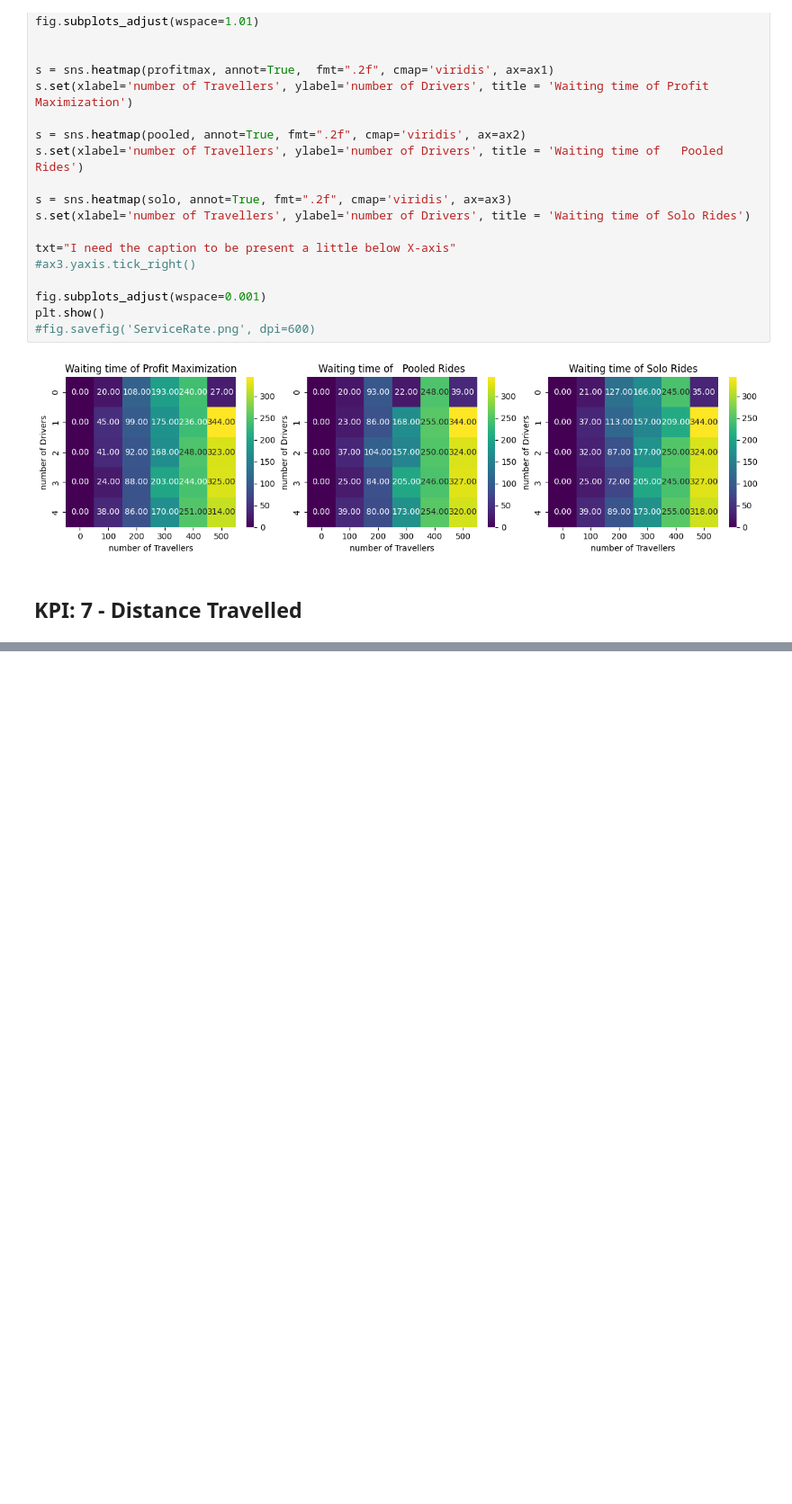
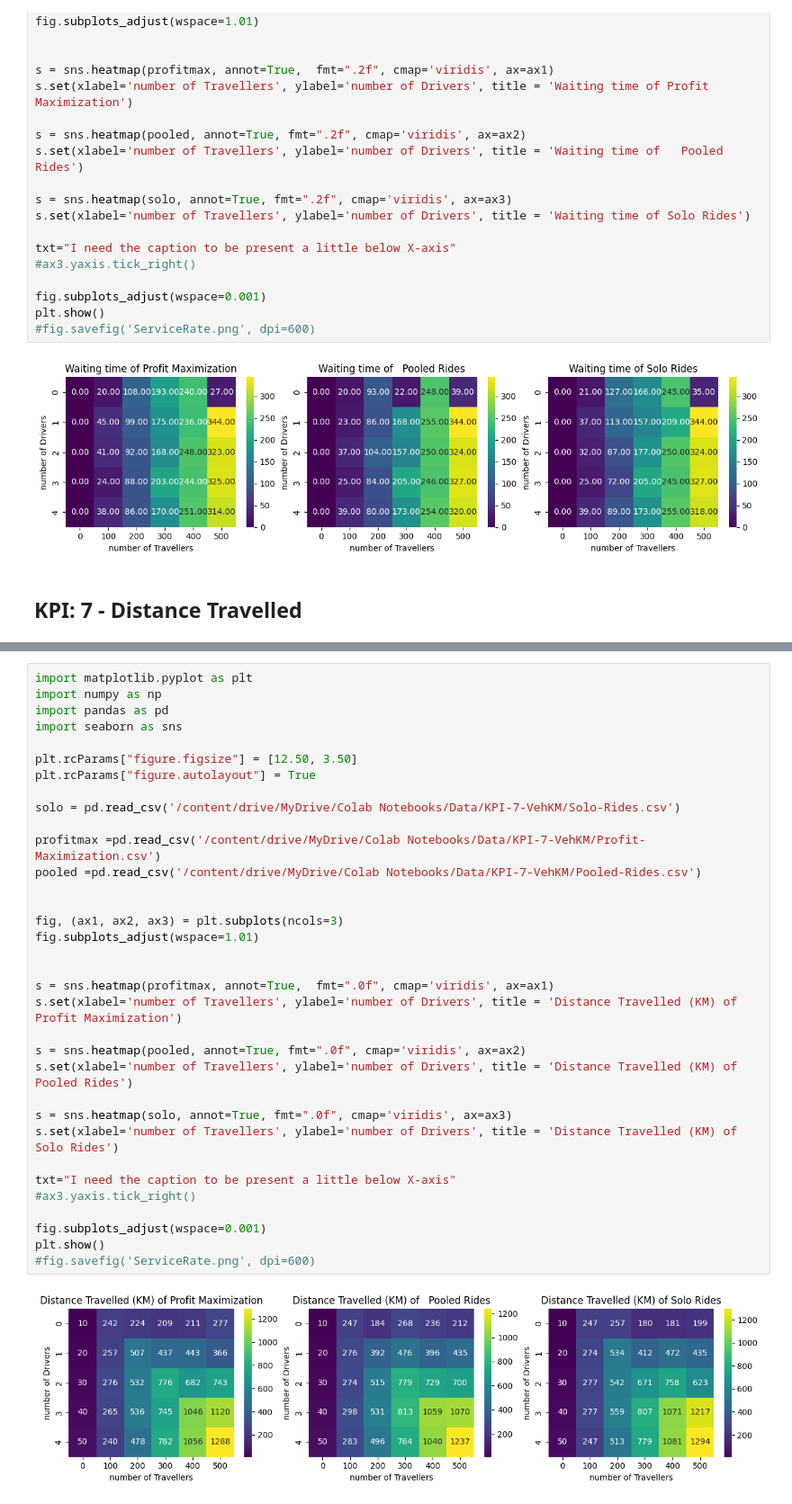
Before and after one commit to usmanakhtar/2minute, a Jupyter notebook: Pricing_for_Pooled_Ride.ipynb, the cells around one changed output, grey strips where cells are left out. Shown at 90% size. Cells and saved outputs as stored; diff of their text form; blank space fills up the shorter version.

```diff
--- a/Pricing_for_Pooled_Ride.ipynb
+++ b/Pricing_for_Pooled_Ride.ipynb
@@ -973,0 +1045,36 @@ plt.show()
+# %%
+import matplotlib.pyplot as plt
+import numpy as np
+import pandas as pd
+import seaborn as sns
+
+plt.rcParams["figure.figsize"] = [12.50, 3.50]
+plt.rcParams["figure.autolayout"] = True
+
+solo = pd.read_csv('/content/drive/MyDrive/Colab Notebooks/Data/KPI-7-VehKM/Solo-Rides.csv')
+
+profitmax =pd.read_csv('/content/drive/MyDrive/Colab Notebooks/Data/KPI-7-VehKM/Profit-Maximization.csv')
+pooled =pd.read_csv('/content/drive/MyDrive/Colab Notebooks/Data/KPI-7-VehKM/Pooled-Rides.csv')
+
+
+fig, (ax1, ax2, ax3) = plt.subplots(ncols=3)
+fig.subplots_adjust(wspace=1.01)
+
+
+s = sns.heatmap(profitmax, annot=True,  fmt=".0f", cmap='viridis', ax=ax1)
+s.set(xlabel='number of Travellers', ylabel='number of Drivers', title = 'Distance Travelled (KM) of Profit Maximization')
+
+s = sns.heatmap(pooled, annot=True, fmt=".0f", cmap='viridis', ax=ax2)
+s.set(xlabel='number of Travellers', ylabel='number of Drivers', title = 'Distance Travelled (KM) of   Pooled Rides')
+
+s = sns.heatmap(solo, annot=True, fmt=".0f", cmap='viridis', ax=ax3)
+s.set(xlabel='number of Travellers', ylabel='number of Drivers', title = 'Distance Travelled (KM) of Solo Rides')
+
+txt="I need the caption to be present a little below X-axis"
+#ax3.yaxis.tick_right()
+
+fig.subplots_adjust(wspace=0.001)
+plt.show()
+#fig.savefig('ServiceRate.png', dpi=600)
+# %% [output]
+[figure, added]
```
Also changed, not shown: parts of 7 cells of this notebook.
